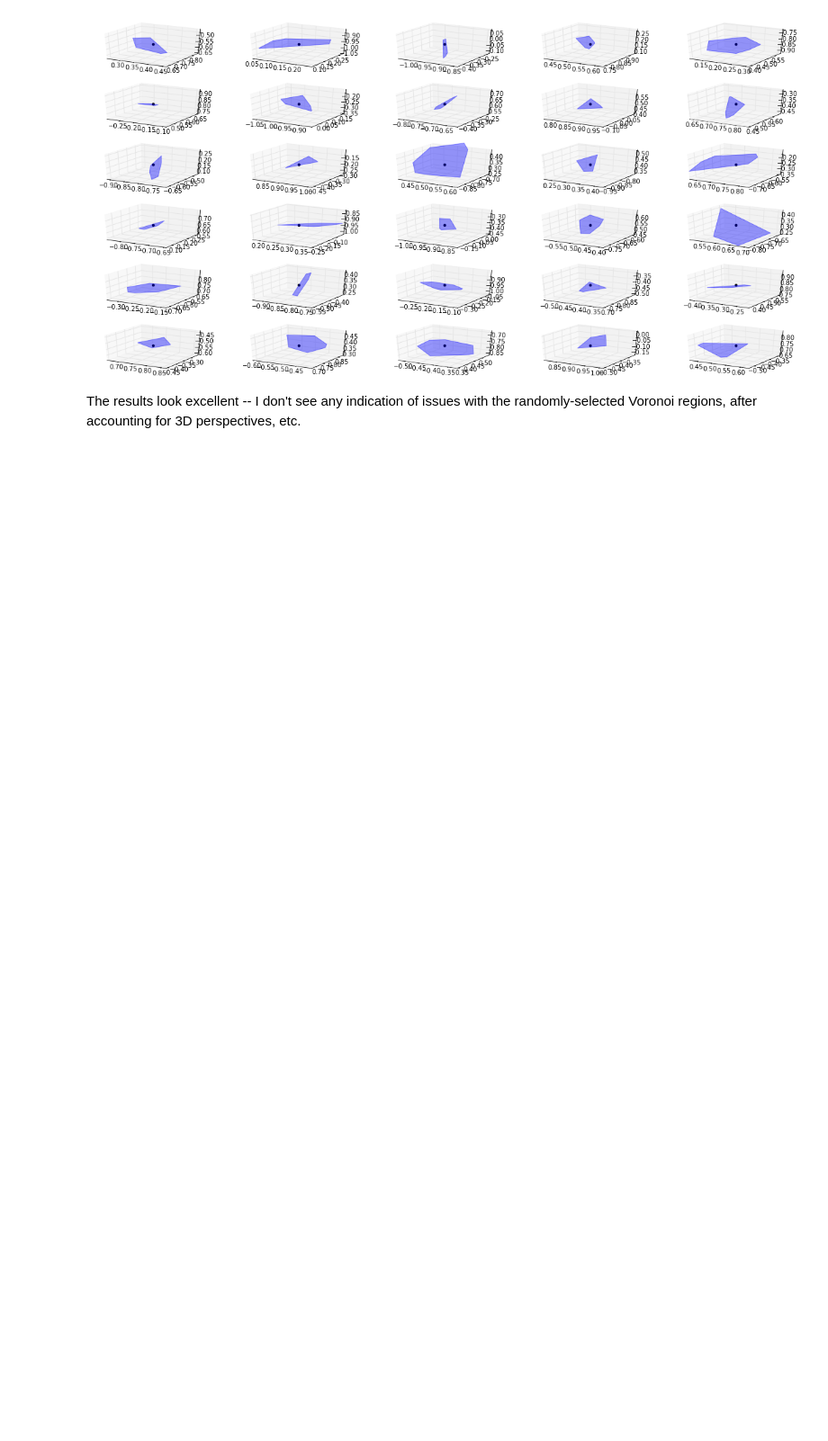
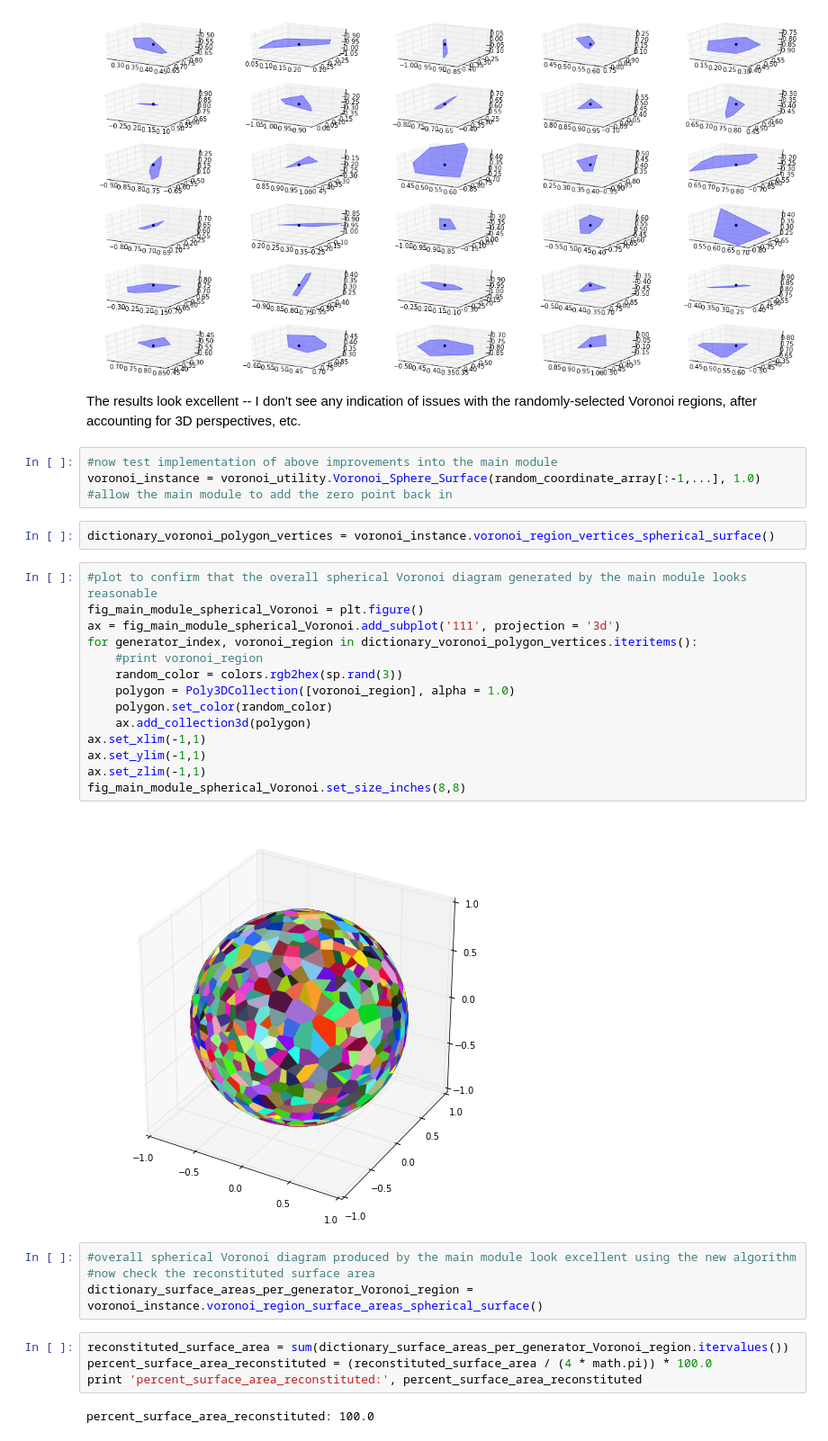
Before and after one commit to tylerjereddy/py_sphere_Voronoi, a Jupyter notebook: Delaunay_centroid_approach.ipynb, the cells around one changed output. Shown at 90% size. Saved outputs shown, nothing was run; the diff lists cells and outputs as text; blank space fills up the shorter version.

```diff
--- a/Delaunay_centroid_approach.ipynb
+++ b/Delaunay_centroid_approach.ipynb
@@ -331,3 +331,34 @@ fig_panel_zoom_voronoi_regions.set_size_inches(20,10)
 [figure]
 # %% [markdown]
 The results look excellent -- I don't see any indication of issues with the randomly-selected Voronoi regions, after accounting for 3D perspectives, etc.
+# %%
+#now test implementation of above improvements into the main module
+voronoi_instance = voronoi_utility.Voronoi_Sphere_Surface(random_coordinate_array[:-1,...], 1.0) #allow the main module to add the zero point back in
+# %%
+dictionary_voronoi_polygon_vertices = voronoi_instance.voronoi_region_vertices_spherical_surface()
+# %%
+#plot to confirm that the overall spherical Voronoi diagram generated by the main module looks reasonable
+fig_main_module_spherical_Voronoi = plt.figure()
+ax = fig_main_module_spherical_Voronoi.add_subplot('111', projection = '3d')
+for generator_index, voronoi_region in dictionary_voronoi_polygon_vertices.iteritems():
+    #print voronoi_region
+    random_color = colors.rgb2hex(sp.rand(3))
+    polygon = Poly3DCollection([voronoi_region], alpha = 1.0)
+    polygon.set_color(random_color)
+    ax.add_collection3d(polygon)
+ax.set_xlim(-1,1)
+ax.set_ylim(-1,1)
+ax.set_zlim(-1,1)
+fig_main_module_spherical_Voronoi.set_size_inches(8,8)
+# %% [output]
+[figure, added]
+# %%
+#overall spherical Voronoi diagram produced by the main module look excellent using the new algorithm
+#now check the reconstituted surface area
+dictionary_surface_areas_per_generator_Voronoi_region = voronoi_instance.voronoi_region_surface_areas_spherical_surface()
+# %%
+reconstituted_surface_area = sum(dictionary_surface_areas_per_generator_Voronoi_region.itervalues())
+percent_surface_area_reconstituted = (reconstituted_surface_area / (4 * math.pi)) * 100.0
+print 'percent_surface_area_reconstituted:', percent_surface_area_reconstituted
+# %% [output]
+percent_surface_area_reconstituted: 100.0
```
Also changed, not shown: parts of 2 cells of this notebook, 1 other file.
